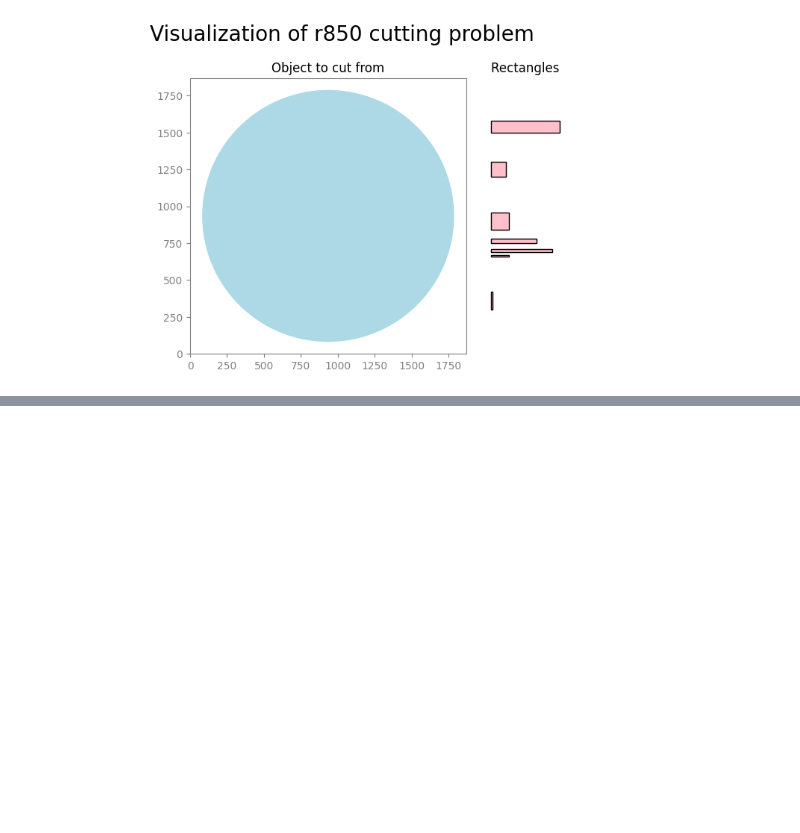
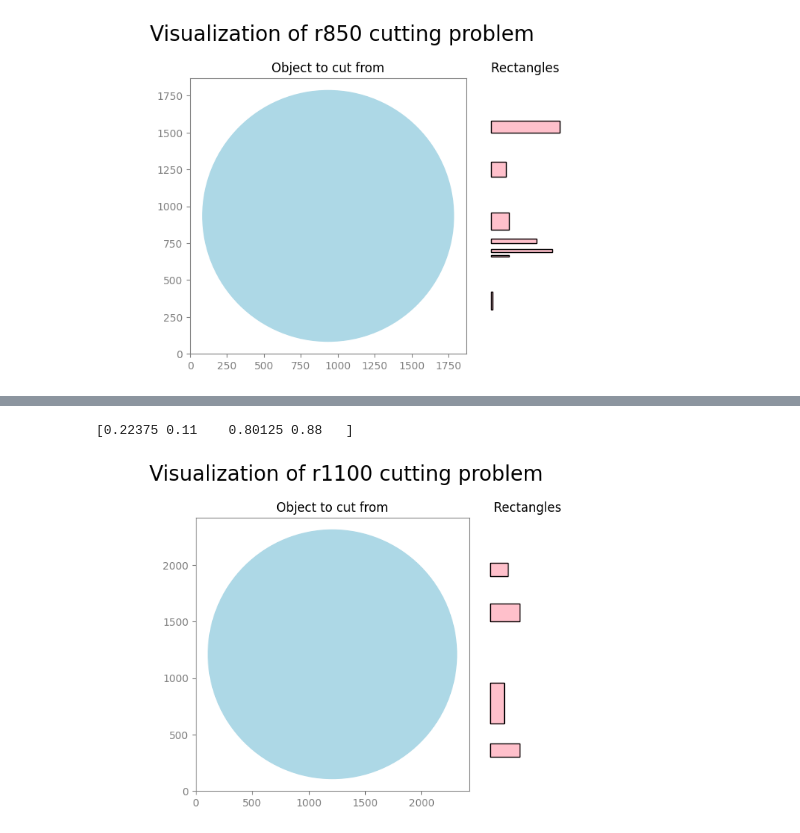
Before and after one commit to nizwant/methods_of_computational_intelligence, a Jupyter notebook: GeneticAlgorithms/AE2.ipynb, the cells around one changed output, grey strips where cells are left out. Saved outputs shown, nothing was run; the diff lists cells and outputs as text; code cells hidden in the pictures; blank space fills up the shorter version.

```diff
--- a/GeneticAlgorithms/AE2.ipynb
+++ b/GeneticAlgorithms/AE2.ipynb
@@ -204,0 +211,6 @@ visualize_problem(850, r850, "r850", scaling_factor=3)
+# %%
+r1100 = pd.read_csv("./../data/genetics/r1100.csv", header=None).values
+visualize_problem(1100, r1100, "r1100", scaling_factor=2.5)
+# %% [output]
+[0.22375 0.11    0.80125 0.88   ]
+[figure, added]
```
Also changed, not shown: parts of 2 cells of this notebook.
